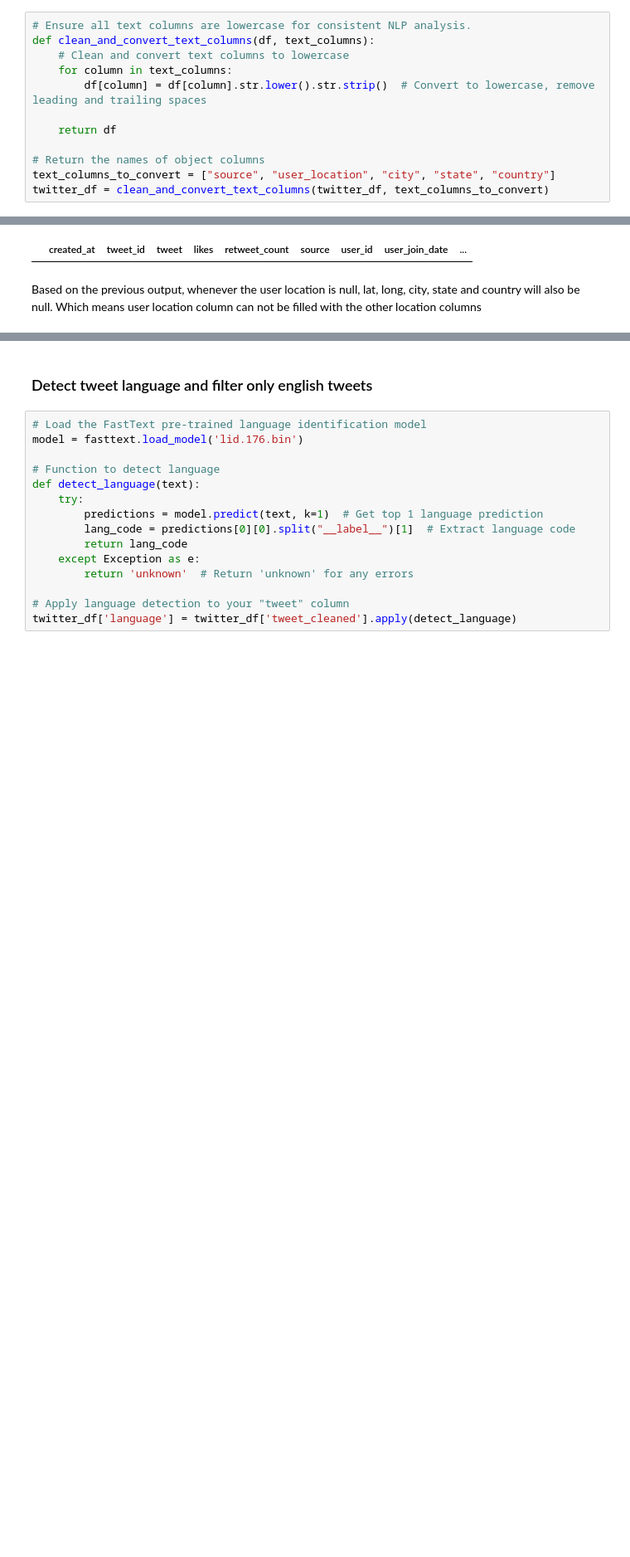
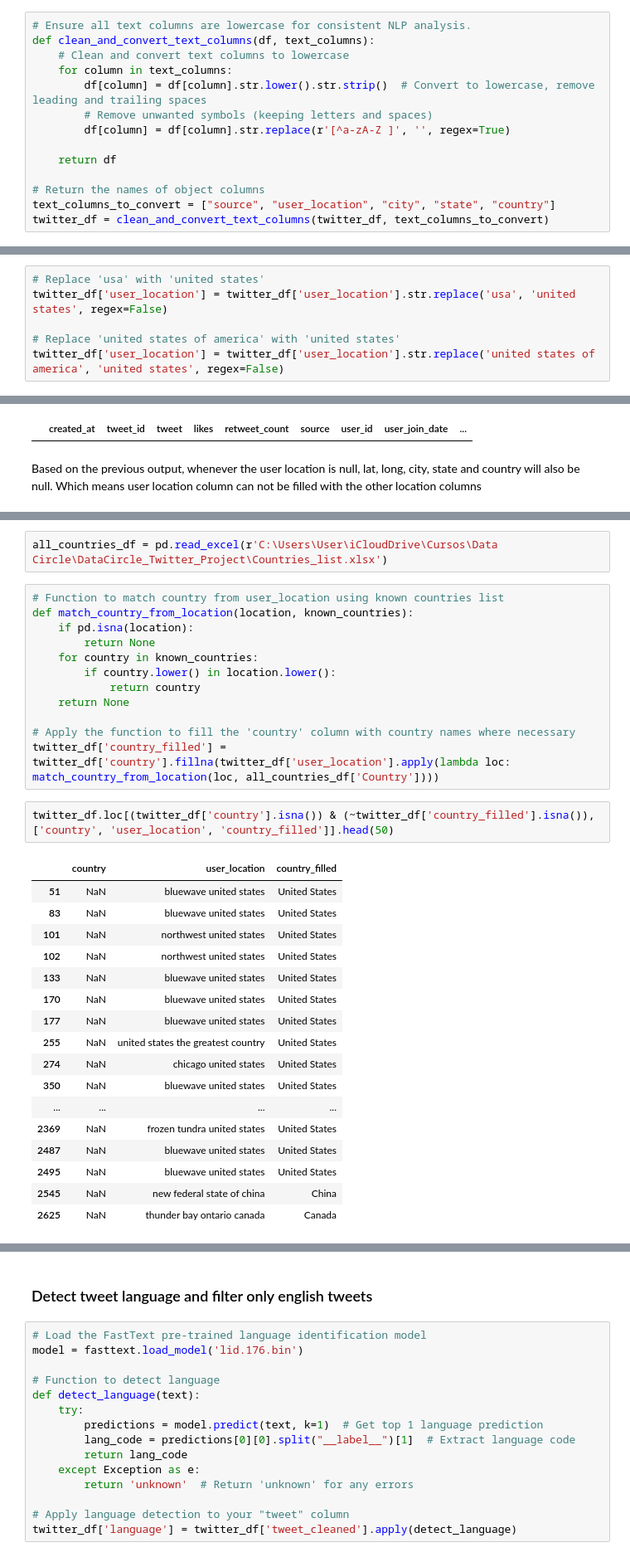
Before and after one commit to renatovfreitas/DataCircle_Twitter_Project, a Jupyter notebook: Data_Cleaning.ipynb, the cells around one changed output, grey strips where cells are left out. Shown at 83% size. Saved outputs shown, nothing was run; the diff lists cells and outputs as text; blank space fills up the shorter version.

Commit message:
Update Data Cleaning and add Data Manipulation

```diff
--- a/Data_Cleaning.ipynb
+++ b/Data_Cleaning.ipynb
@@ -203,6 +200,8 @@ def clean_and_convert_text_columns(df, text_columns):
     # Clean and convert text columns to lowercase
     for column in text_columns:
         df[column] = df[column].str.lower().str.strip()  # Convert to lowercase, remove leading and trailing spaces
+        # Remove unwanted symbols (keeping letters and spaces)
+        df[column] = df[column].str.replace(r'[^a-zA-Z ]', '', regex=True)
 
     return df
 
@@ -234,3 +217,9 @@ country_mapping = {
 
 # Standardize country names using the mapping
 twitter_df['country'] = twitter_df['country'].replace(country_mapping)
+# %%
+# Replace 'usa' with 'united states'
+twitter_df['user_location'] = twitter_df['user_location'].str.replace('usa', 'united states', regex=False)
+
+# Replace 'united states of america' with 'united states'
+twitter_df['user_location'] = twitter_df['user_location'].str.replace('united states of america', 'united states', regex=False)
@@ -267,0 +313,34 @@ Based on the previous output, whenever the user location is null, lat, long, cit
+# %%
+all_countries_df = pd.read_excel(r'C:\Users\User\iCloudDrive\Cursos\Data Circle\DataCircle_Twitter_Project\Countries_list.xlsx')
+# %%
+# Function to match country from user_location using known countries list
+def match_country_from_location(location, known_countries):
+    if pd.isna(location):
+        return None
+    for country in known_countries:
+        if country.lower() in location.lower():
+            return country
+    return None
+
+# Apply the function to fill the 'country' column with country names where necessary
+twitter_df['country_filled'] = twitter_df['country'].fillna(twitter_df['user_location'].apply(lambda loc: match_country_from_location(loc, all_countries_df['Country'])))
+# %%
+twitter_df.loc[(twitter_df['country'].isna()) & (~twitter_df['country_filled'].isna()),['country', 'user_location', 'country_filled']].head(50)
+# %% [output]
+|  | country | user_location | country_filled |
+| 51 | NaN | bluewave united states | United States |
+| 83 | NaN | bluewave united states | United States |
+| 101 | NaN | northwest united states | United States |
+| 102 | NaN | northwest united states | United States |
+| 133 | NaN | bluewave united states | United States |
+| 170 | NaN | bluewave united states | United States |
+| 177 | NaN | bluewave united states | United States |
+| 255 | NaN | united states the greatest country | United States |
+| 274 | NaN | chicago united states | United States |
+| 350 | NaN | bluewave united states | United States |
+| ... | ... | ... | ... |
+| 2369 | NaN | frozen tundra united states | United States |
+| 2487 | NaN | bluewave united states | United States |
+| 2495 | NaN | bluewave united states | United States |
+| 2545 | NaN | new federal state of china | China |
+| 2625 | NaN | thunder bay ontario canada | Canada |
```
Also changed, not shown: parts of 17 cells of this notebook, 1 other file.
